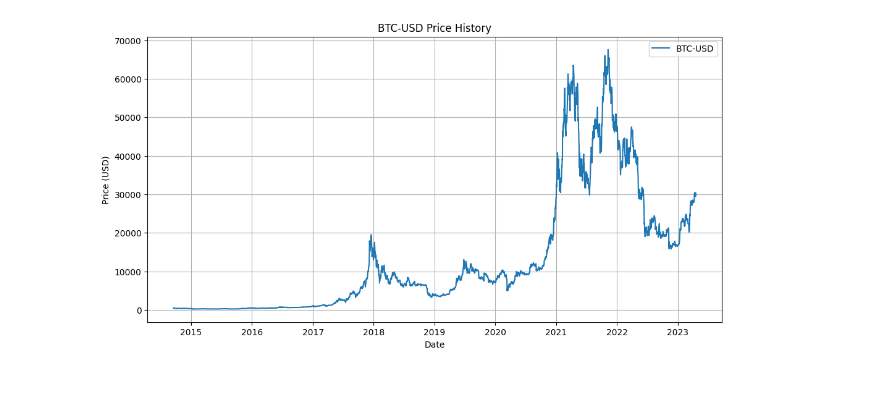
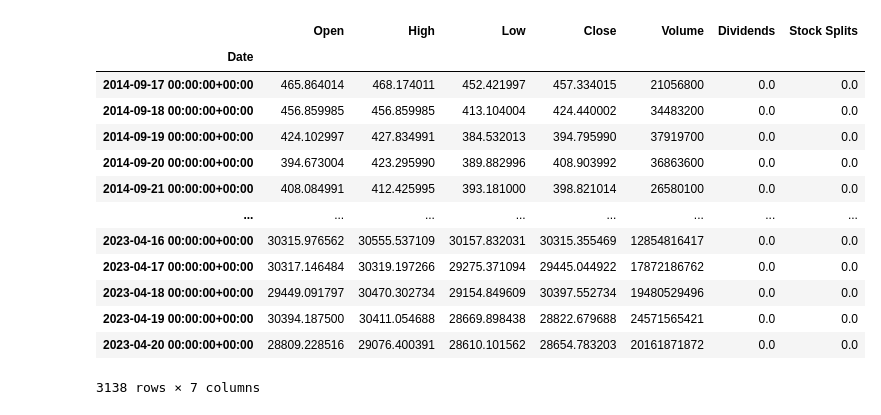
Before and after one commit to gangula-karthik/CRYPTALYTICS, a Jupyter notebook: CryptoAnalysis.ipynb, the cells around one changed output. Saved outputs shown, nothing was run; the diff lists cells and outputs as text; code cells hidden in the pictures; blank space fills up the shorter version.

```diff
--- a/CryptoAnalysis.ipynb
+++ b/CryptoAnalysis.ipynb
@@ -22,22 +22,36 @@ BTC_Data.tail()
 # %%
 def get_data(ticker):
     ticker = yf.Ticker(ticker)
     data = ticker.history(period="max")
     return data
 
 def linePlotter(ticker):
     data = get_data(ticker)
     plt.figure(figsize=(12, 6))
     plt.plot(data.index, data['Close'], label=ticker)
     plt.xlabel("Date")
     plt.ylabel("Price (USD)")
     plt.title(f"{ticker} Price History")
     plt.legend()
     plt.grid()
     plt.show()
 
 
-linePlotter("BTC-USD")
+get_data("BTC-USD")
+# linePlotter("BTC-USD")
 # %% [output]
-[figure, removed]
+|  | Open | High | Low | Close | Volume | Dividends | Stock Splits |
+| Date |  |  |  |  |  |  |  |
+| 2014-09-17 00:00:00+00:00 | 465.864014 | 468.174011 | 452.421997 | 457.334015 | 21056800 | 0.0 | 0.0 |
+| 2014-09-18 00:00:00+00:00 | 456.859985 | 456.859985 | 413.104004 | 424.440002 | 34483200 | 0.0 | 0.0 |
+| 2014-09-19 00:00:00+00:00 | 424.102997 | 427.834991 | 384.532013 | 394.795990 | 37919700 | 0.0 | 0.0 |
+| 2014-09-20 00:00:00+00:00 | 394.673004 | 423.295990 | 389.882996 | 408.903992 | 36863600 | 0.0 | 0.0 |
+| 2014-09-21 00:00:00+00:00 | 408.084991 | 412.425995 | 393.181000 | 398.821014 | 26580100 | 0.0 | 0.0 |
+| ... | ... | ... | ... | ... | ... | ... | ... |
+| 2023-04-16 00:00:00+00:00 | 30315.976562 | 30555.537109 | 30157.832031 | 30315.355469 | 12854816417 | 0.0 | 0.0 |
+| 2023-04-17 00:00:00+00:00 | 30317.146484 | 30319.197266 | 29275.371094 | 29445.044922 | 17872186762 | 0.0 | 0.0 |
+| 2023-04-18 00:00:00+00:00 | 29449.091797 | 30470.302734 | 29154.849609 | 30397.552734 | 19480529496 | 0.0 | 0.0 |
+| 2023-04-19 00:00:00+00:00 | 30394.187500 | 30411.054688 | 28669.898438 | 28822.679688 | 24571565421 | 0.0 | 0.0 |
+| 2023-04-20 00:00:00+00:00 | 28809.228516 | 29076.400391 | 28610.101562 | 28654.783203 | 20161871872 | 0.0 | 0.0 |
+3138 rows × 7 columns
 # %%
```
Also changed, not shown: parts of 5 cells of this notebook, 7 other files.
